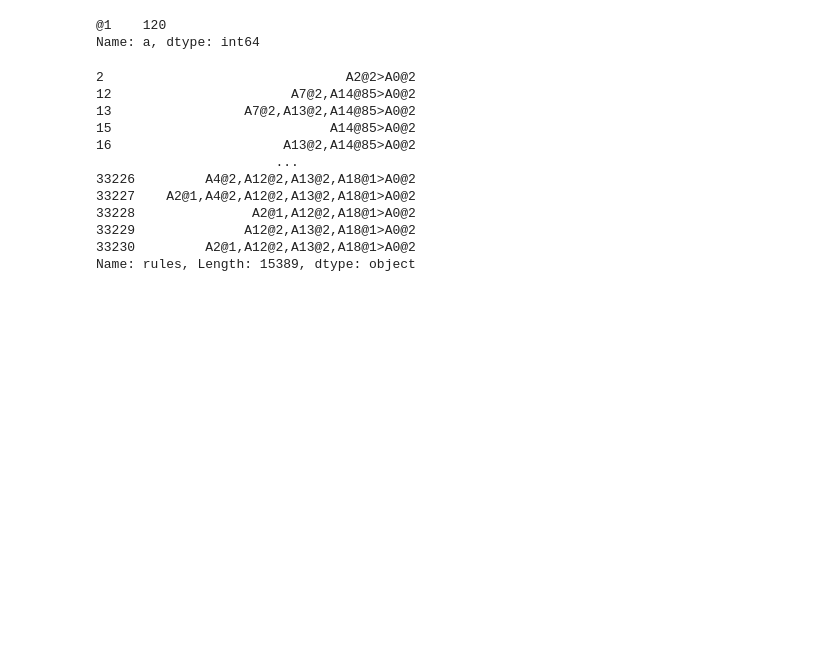
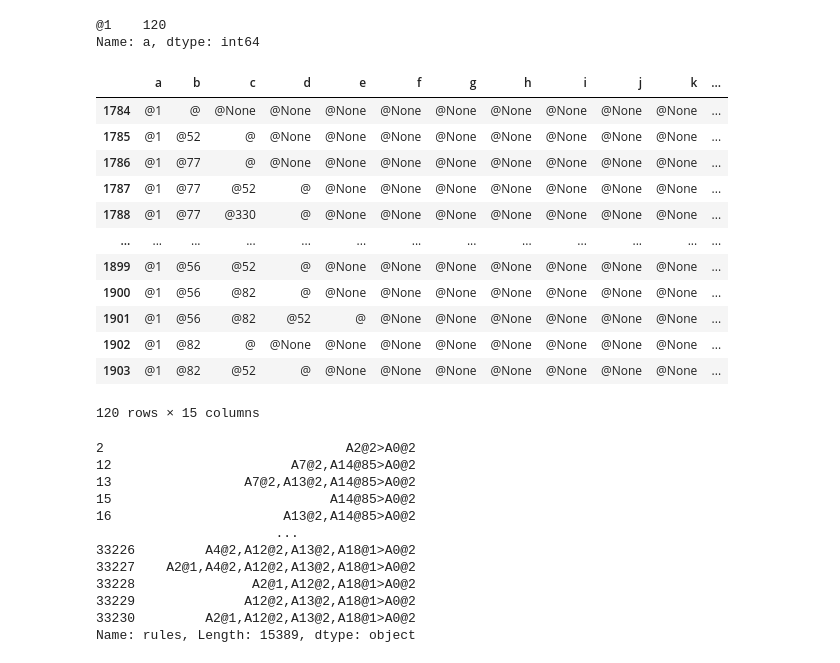
Before and after one commit to BlackCurrantDS/Mining-Rare-Association-Rules, a Jupyter notebook: Hep_data_read_RPP_v1.ipynb, the cells around one changed output. Cells and saved outputs as stored; diff of their text form; code cells hidden in the pictures; blank space fills up the shorter version.

```diff
--- a/Hep_data_read_RPP_v1.ipynb
+++ b/Hep_data_read_RPP_v1.ipynb
@@ -300,3 +375,7 @@ temp_df.columns = ['a', 'b', 'c', 'd', 'e', 'f','g','h','i', 'j', 'k', 'l', 'm',
+# %%
+for i in temp_df.columns:
+  print("column", i)
+  print(temp_df[i].value_counts())
 # %%
 #concat @ to tempdf
 for i,n in enumerate(temp_df.columns):
@@ -307,6 +386,22 @@ temp_df['a'].value_counts()
 # %% [output]
 @1    120
 Name: a, dtype: int64
+# %%
+temp_df
+# %% [output]
+|  | a | b | c | d | e | f | g | h | i | j | k | ... |
+| 1784 | @1 | @ | @None | @None | @None | @None | @None | @None | @None | @None | @None | ... |
+| 1785 | @1 | @52 | @ | @None | @None | @None | @None | @None | @None | @None | @None | ... |
+| 1786 | @1 | @77 | @ | @None | @None | @None | @None | @None | @None | @None | @None | ... |
+| 1787 | @1 | @77 | @52 | @ | @None | @None | @None | @None | @None | @None | @None | ... |
+| 1788 | @1 | @77 | @330 | @ | @None | @None | @None | @None | @None | @None | @None | ... |
+| ... | ... | ... | ... | ... | ... | ... | ... | ... | ... | ... | ... | ... |
+| 1899 | @1 | @56 | @52 | @ | @None | @None | @None | @None | @None | @None | @None | ... |
+| 1900 | @1 | @56 | @82 | @ | @None | @None | @None | @None | @None | @None | @None | ... |
+| 1901 | @1 | @56 | @82 | @52 | @ | @None | @None | @None | @None | @None | @None | ... |
+| 1902 | @1 | @82 | @ | @None | @None | @None | @None | @None | @None | @None | @None | ... |
+| 1903 | @1 | @82 | @52 | @ | @None | @None | @None | @None | @None | @None | @None | ... |
+120 rows × 15 columns
 # %%
 di = {f'@{k}': v for k, v in my_dict.items()}
 # %%
```
Also changed, not shown: parts of 17 cells of this notebook.
